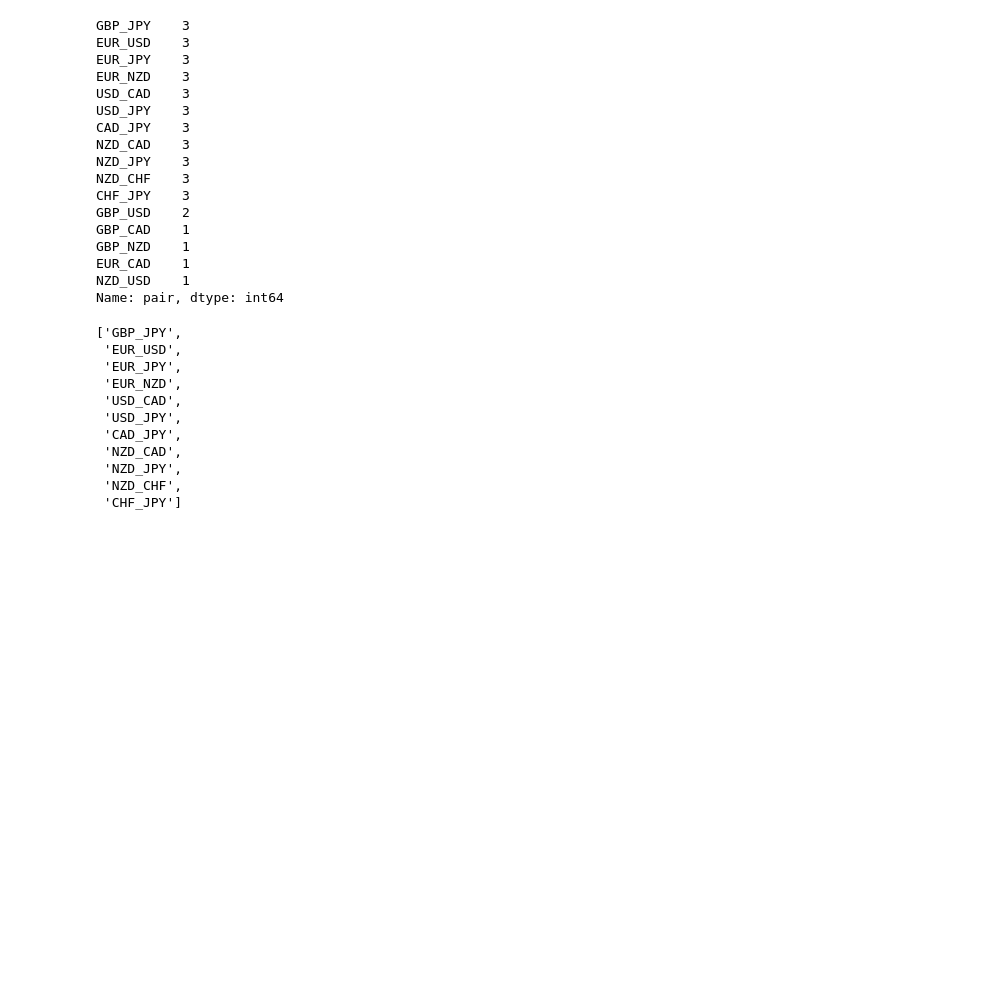
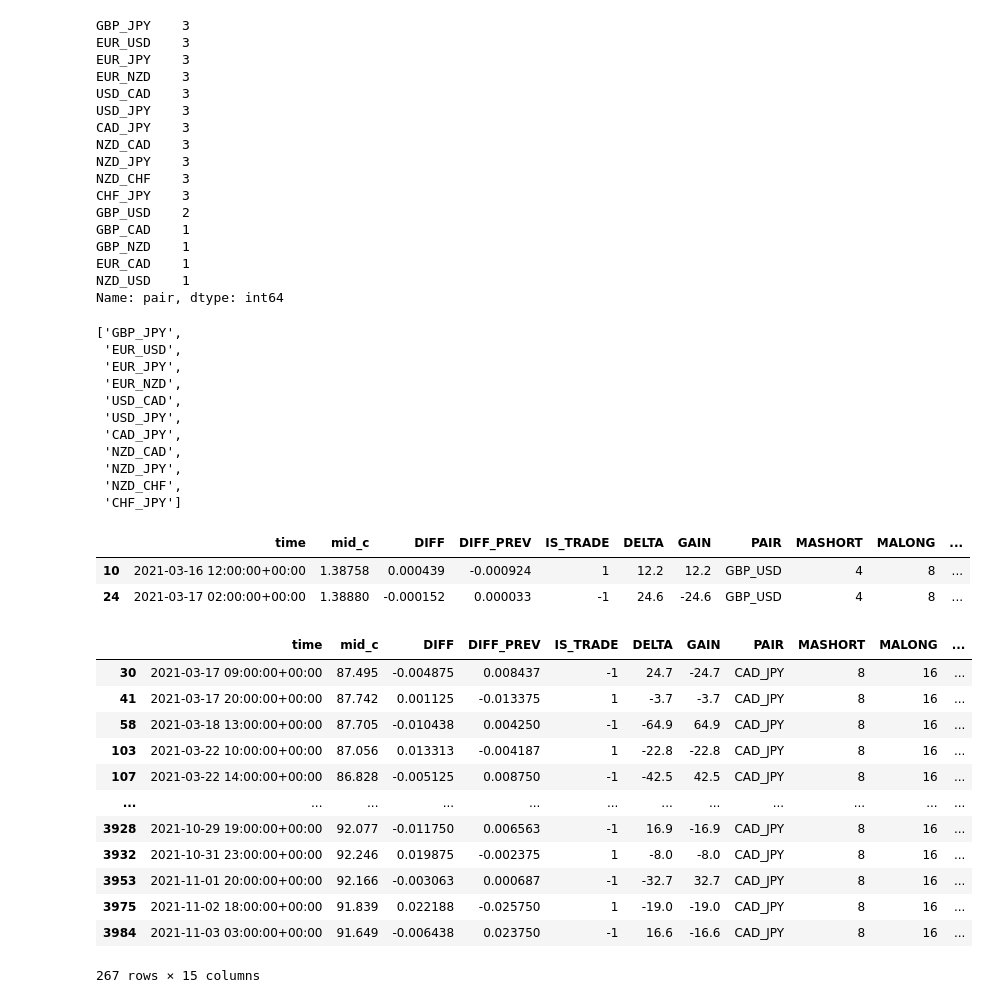
Before and after one commit to ananta-dev/Forex-Bot, a Jupyter notebook: ma_sim_explore.ipynb, the cells around one changed output. Cells and saved outputs as stored; diff of their text form; code cells hidden in the pictures; blank space fills up the shorter version.

```diff
--- a/ma_sim_explore.ipynb
+++ b/ma_sim_explore.ipynb
@@ -292,3 +292,29 @@ our_pairs
  'NZD_JPY',
  'NZD_CHF',
  'CHF_JPY']
+# %%
+all_trades.head(2)
+# %% [output]
+|  | time | mid_c | DIFF | DIFF_PREV | IS_TRADE | DELTA | GAIN | PAIR | MASHORT | MALONG | ... |
+| 10 | 2021-03-16 12:00:00+00:00 | 1.38758 | 0.000439 | -0.000924 | 1 | 12.2 | 12.2 | GBP_USD | 4 | 8 | ... |
+| 24 | 2021-03-17 02:00:00+00:00 | 1.38880 | -0.000152 | 0.000033 | -1 | 24.6 | -24.6 | GBP_USD | 4 | 8 | ... |
+# %%
+all_trades["CROSS"] = "MA_" + all_trades.MASHORT.map(str) + "_" + all_trades.MALONG.map(str)
+# %%
+trades_cad_jpy = all_trades[(all_trades.CROSS=="MA_8_16") & (all_trades.PAIR=="CAD_JPY")].copy()
+# %%
+trades_cad_jpy
+# %% [output]
+|  | time | mid_c | DIFF | DIFF_PREV | IS_TRADE | DELTA | GAIN | PAIR | MASHORT | MALONG | ... |
+| 30 | 2021-03-17 09:00:00+00:00 | 87.495 | -0.004875 | 0.008437 | -1 | 24.7 | -24.7 | CAD_JPY | 8 | 16 | ... |
+| 41 | 2021-03-17 20:00:00+00:00 | 87.742 | 0.001125 | -0.013375 | 1 | -3.7 | -3.7 | CAD_JPY | 8 | 16 | ... |
+| 58 | 2021-03-18 13:00:00+00:00 | 87.705 | -0.010438 | 0.004250 | -1 | -64.9 | 64.9 | CAD_JPY | 8 | 16 | ... |
+| 103 | 2021-03-22 10:00:00+00:00 | 87.056 | 0.013313 | -0.004187 | 1 | -22.8 | -22.8 | CAD_JPY | 8 | 16 | ... |
+| 107 | 2021-03-22 14:00:00+00:00 | 86.828 | -0.005125 | 0.008750 | -1 | -42.5 | 42.5 | CAD_JPY | 8 | 16 | ... |
+| ... | ... | ... | ... | ... | ... | ... | ... | ... | ... | ... | ... |
+| 3928 | 2021-10-29 19:00:00+00:00 | 92.077 | -0.011750 | 0.006563 | -1 | 16.9 | -16.9 | CAD_JPY | 8 | 16 | ... |
+| 3932 | 2021-10-31 23:00:00+00:00 | 92.246 | 0.019875 | -0.002375 | 1 | -8.0 | -8.0 | CAD_JPY | 8 | 16 | ... |
+| 3953 | 2021-11-01 20:00:00+00:00 | 92.166 | -0.003063 | 0.000687 | -1 | -32.7 | 32.7 | CAD_JPY | 8 | 16 | ... |
+| 3975 | 2021-11-02 18:00:00+00:00 | 91.839 | 0.022188 | -0.025750 | 1 | -19.0 | -19.0 | CAD_JPY | 8 | 16 | ... |
+| 3984 | 2021-11-03 03:00:00+00:00 | 91.649 | -0.006438 | 0.023750 | -1 | 16.6 | -16.6 | CAD_JPY | 8 | 16 | ... |
+267 rows × 15 columns
```
Also changed, not shown: parts of 1 cell of this notebook, 1 other file.
